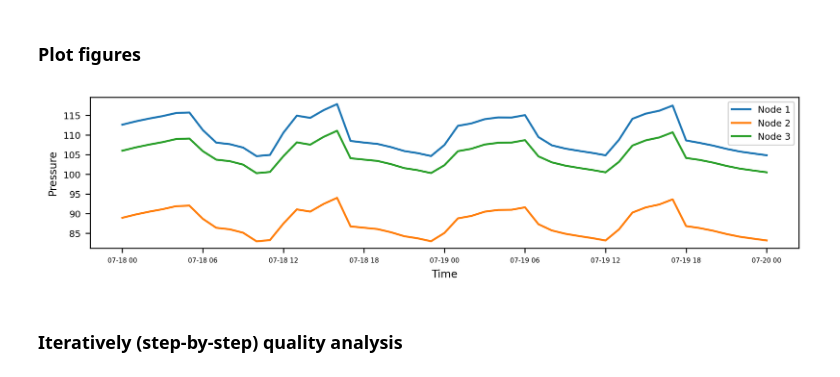
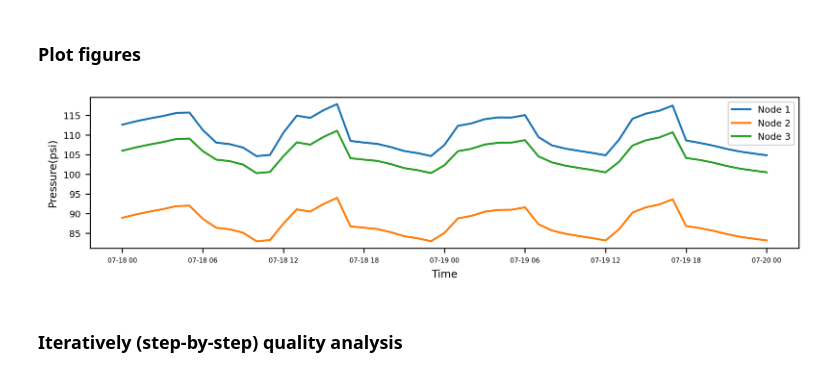
Before and after one commit to OpenWaterAnalytics/EPyT, a Jupyter notebook: epyt/tutorials/Run_First_EPANET_Analysis.ipynb, the cells around one changed output. Drawn from its saved outputs; the diff is of its cells as text; code cells hidden in the pictures.

Commit message:
units added

```diff
--- a/epyt/tutorials/Run_First_EPANET_Analysis.ipynb
+++ b/epyt/tutorials/Run_First_EPANET_Analysis.ipynb
@@ -158,10 +158,10 @@ C = Q.NodeQuality
 print(C)
 
 # Translate time to plots
-T = H.Time.astype(float)  # Convert to float (or int if appropriate)
-Tcl = Q.Time.astype(float)  # Convert to float (or int if appropriate)
-TD = [datetime.datetime(2022, 7, 18, 0, 0) + datetime.timedelta(seconds=int(t)) for t in T]  # Convert to int or float
-TQ = [datetime.datetime(2022, 7, 18, 0, 0) + datetime.timedelta(seconds=int(t)) for t in Tcl]  # Convert to int or float
+T = H.Time.astype(float)
+Tcl = Q.Time.astype(float)
+TD = [datetime.datetime(2022, 7, 18, 0, 0) + datetime.timedelta(seconds=int(t)) for t in T]
+TQ = [datetime.datetime(2022, 7, 18, 0, 0) + datetime.timedelta(seconds=int(t)) for t in Tcl]
 
 plt.rc('xtick', labelsize=5)
 plt.rc('ytick', labelsize=7)
@@ -170,7 +170,7 @@ fig, ax = plt.subplots(figsize=(4, 3))
 fig.set_figwidth(8)
 ax.plot(TD, P[:, 5])
 ax.grid(True)
-ax.set_title(f"Pressure in Node {G.getNodeNameID(5)}", fontsize=8)
+ax.set_title(f"Pressure in Node {G.getNodeNameID(6)}", fontsize=8)
 ax.set_ylabel("Pressure (meters)", fontsize=7)
 ax.set_xlabel("Time", fontsize=7)
 
@@ -221,7 +221,7 @@ plt.show()
 # %% [markdown]
 ### Plot node pressures for specific nodes
 # %%
-node_indices = [1,2,3]#nodes 1, 2 and 3
+node_indices = [1,2,3] #nodes 1, 2 and 3
 print("Node_indeces = ",node_indices)
 node_names = [G.getNodeNameID(idx) for idx in node_indices]  # Python indexing starts from 0
 Units = G.getUnits()
@@ -236,9 +236,7 @@ for k, node_index in enumerate(node_indices):
     ax.set_title(f'Pressure for the node id "{node_names[k]}"', fontsize=8)
     ax.set_xlabel('Time (hrs)', fontsize=8)
 
-    #ax.set_ylabel(f'Pressure ({G.NodePressureUnits()})') #psi
-    ax.set_ylabel(f'Pressure ({FlowUnits})', fontsize=8) #psi
-
+    ax.set_ylabel(f'Pressure ({G.NodePressureUnits()})', fontsize=8)
 
 plt.show()
 # %% [output]
@@ -277,17 +275,17 @@ G.closeHydraulicAnalysis()
 # %%
 #import matplotlib.pyplot as plt
 
 fig, ax = plt.subplots()
 for i, node_index in enumerate(node_indices):
     ax.plot(TD, [row[node_index - 1] for row in P2], label=f'Node {node_index}')
 
 ax.set_xlabel('Time', fontsize=8)
-ax.set_ylabel('Pressure', fontsize=8)
+ax.set_ylabel(f'Pressure({G.NodePressureUnits()})', fontsize=8)
 fig.set_figwidth(8)
 ax.legend(loc='upper right', fontsize=7)
 plt.show()
 # %% [output]
-[figure, old version]
+[figure, new version]
 # %% [markdown]
 ### Iteratively (step-by-step) quality analysis
 # %%
```
Also changed, not shown: parts of 1 cell of this notebook.
